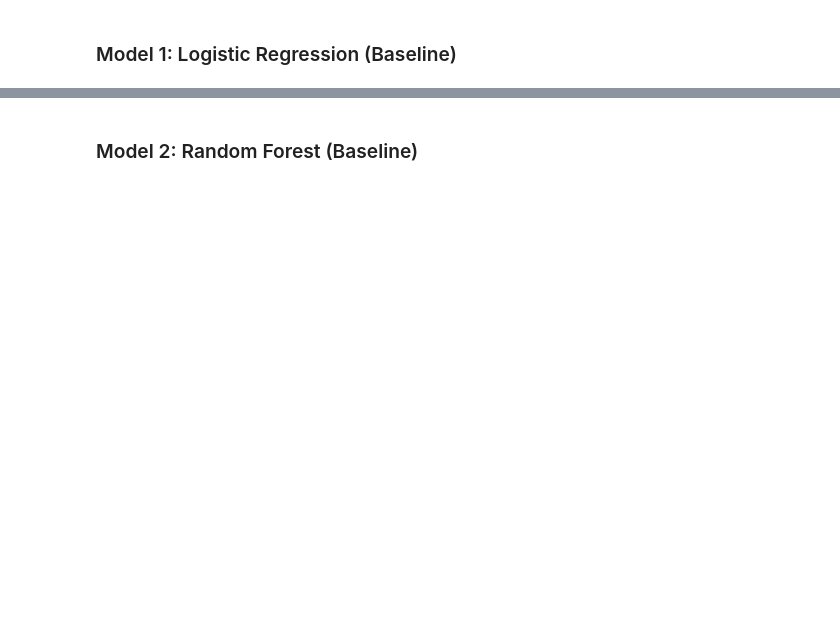
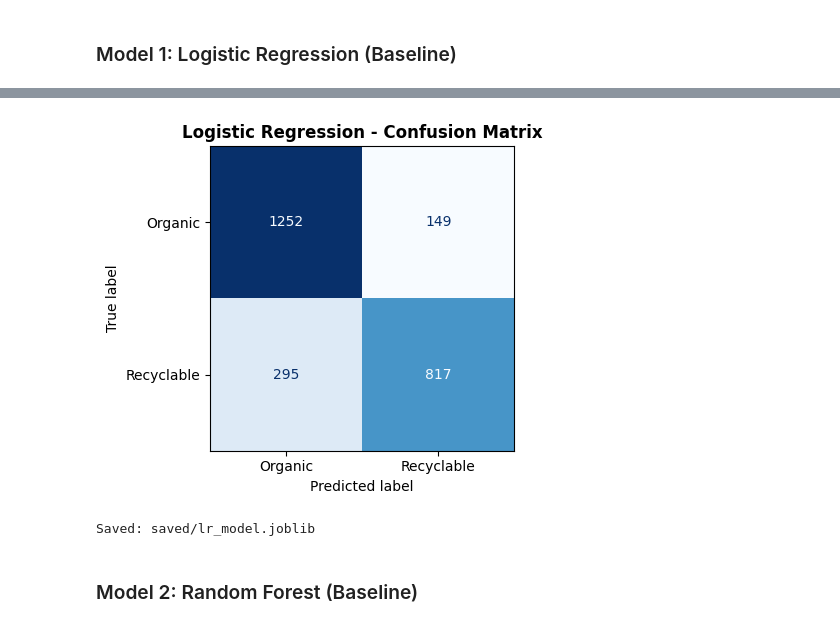
Before and after one commit to jasonk55/BinVision, a Jupyter notebook: BinVision.ipynb, the cells around one changed output, grey strips where cells are left out. Drawn from its saved outputs; the diff is of its cells as text; code cells hidden in the pictures; blank space fills up the shorter version.

```diff
--- a/BinVision.ipynb
+++ b/BinVision.ipynb
@@ -284,13 +307,20 @@ print(classification_report(y_test_flat, y_pred_lr, target_names=['Organic', 'Re
 # %%
 # Confusion Matrix
 fig, ax = plt.subplots(figsize=(5, 4))
 cm = confusion_matrix(y_test_flat, y_pred_lr)
 disp = ConfusionMatrixDisplay(cm, display_labels=['Organic', 'Recyclable'])
 disp.plot(ax=ax, colorbar=False, cmap='Blues')
-ax.set_title('Logistic Regression – Confusion Matrix', fontweight='bold')
+ax.set_title('Logistic Regression - Confusion Matrix', fontweight='bold')
 plt.tight_layout()
 plt.savefig('cm_logistic_regression.png', dpi=150, bbox_inches='tight')
 plt.show()
+# %% [output]
+[figure, added]
+# %%
+joblib.dump(lr_model, 'saved/lr_model.joblib')
+print('Saved: saved/lr_model.joblib')
+# %% [output]
+Saved: saved/lr_model.joblib
 # %% [markdown]
 ### Model 2: Random Forest (Baseline)
 # %%
```
Also changed, not shown: parts of 25 cells of this notebook.
